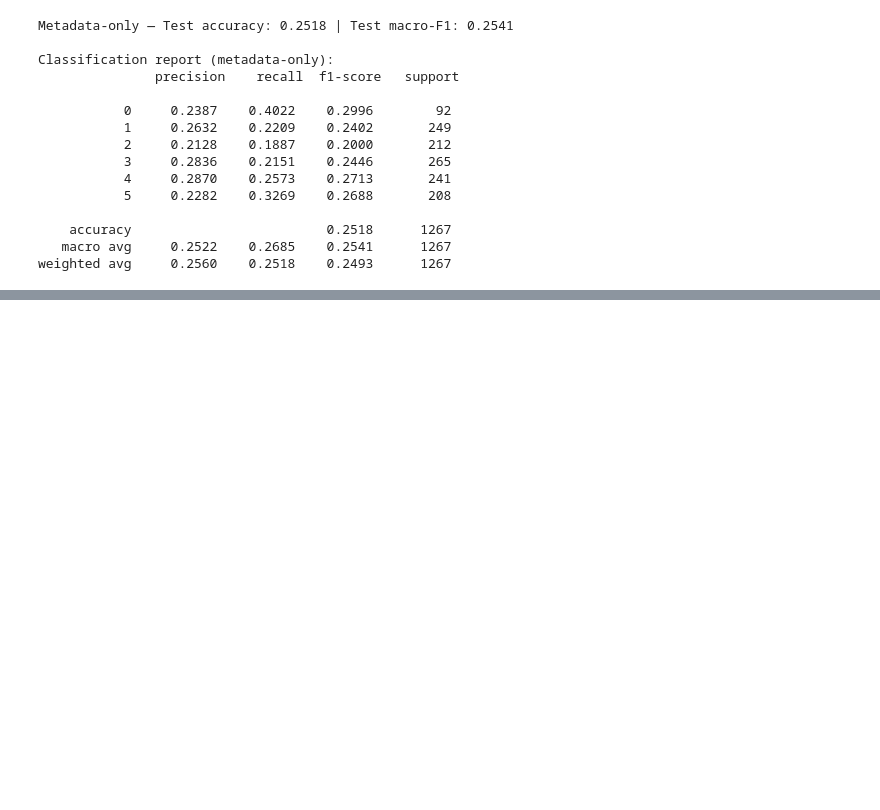
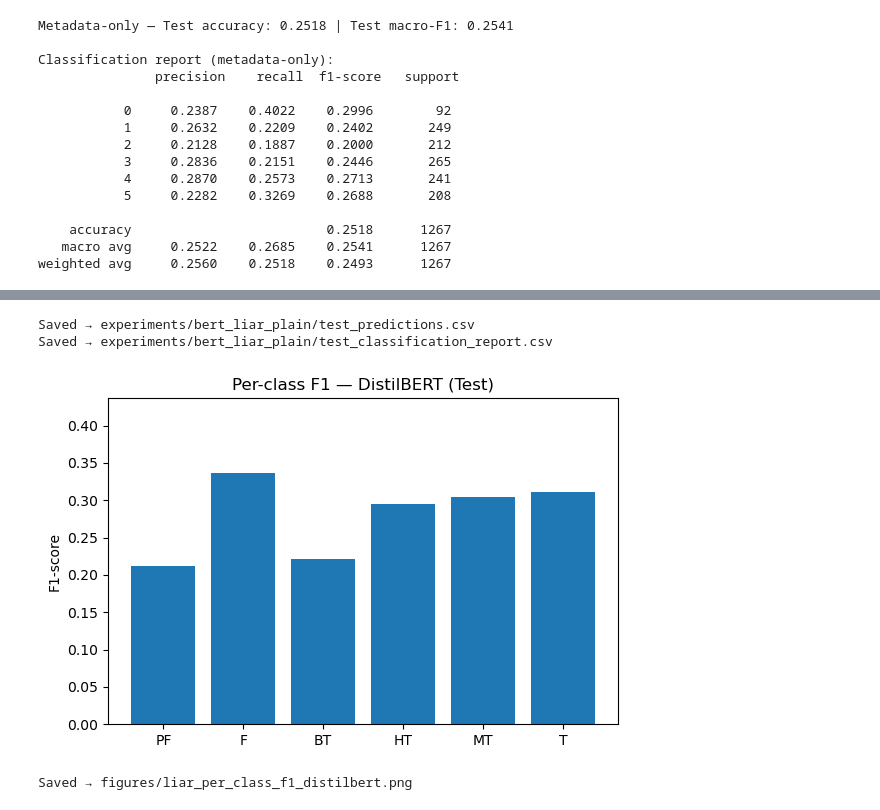
Before and after one commit to aleksandarnn/fake-news-detection-group2, a Jupyter notebook: NLP_Project.ipynb, the cells around one changed output, grey strips where cells are left out. Cells and saved outputs as stored; diff of their text form; code cells hidden in the pictures; blank space fills up the shorter version.

```diff
--- a/NLP_Project.ipynb
+++ b/NLP_Project.ipynb
@@ -448,0 +686,44 @@ Best by macro-F1: Metadata-only
+# %%
+# Save predictions and per-class F1 chart for DistilBERT (plain loop result)
+import os, json, numpy as np, pandas as pd, matplotlib.pyplot as plt
+from sklearn.metrics import classification_report, confusion_matrix
+
+os.makedirs("experiments/bert_liar_plain", exist_ok=True)
+os.makedirs("figures", exist_ok=True)
+
+# y_true, y_pred should still be in memory from the training cell. If not, re-run the last eval part to get them again.
+
+pred_df = pd.DataFrame({
+    "id": test_df["id"],
+    "statement": test_df["statement"],
+    "true_label_id": test_df["label_id"],
+    "true_label": test_df["label_id"].map({0:"pants-fire",1:"false",2:"barely-true",3:"half-true",4:"mostly-true",5:"true"}),
+    "pred_label_id": y_pred,
+    "pred_label": pd.Series(y_pred).map({0:"pants-fire",1:"false",2:"barely-true",3:"half-true",4:"mostly-true",5:"true"}),
+})
+pred_df.to_csv("experiments/bert_liar_plain/test_predictions.csv", index=False)
+print("Saved → experiments/bert_liar_plain/test_predictions.csv")
+
+rep = classification_report(
+    pred_df["true_label_id"], pred_df["pred_label_id"],
+    target_names=["pants-fire","false","barely-true","half-true","mostly-true","true"],
+    output_dict=True, digits=4
+)
+pd.DataFrame(rep).to_csv("experiments/bert_liar_plain/test_classification_report.csv")
+print("Saved → experiments/bert_liar_plain/test_classification_report.csv")
+
+per_class_f1 = [rep[name]["f1-score"] for name in ["pants-fire","false","barely-true","half-true","mostly-true","true"]]
+labels = ["PF","F","BT","HT","MT","T"]
+plt.figure(figsize=(6,4))
+plt.bar(labels, per_class_f1)
+plt.title("Per-class F1 — DistilBERT (Test)")
+plt.ylabel("F1-score"); plt.ylim(0, max(per_class_f1)+0.1)
+plt.tight_layout()
+plt.savefig("figures/liar_per_class_f1_distilbert.png", dpi=200)
+plt.show()
+print("Saved → figures/liar_per_class_f1_distilbert.png")
+# %% [output]
+Saved → experiments/bert_liar_plain/test_predictions.csv
+Saved → experiments/bert_liar_plain/test_classification_report.csv
+[figure, added]
+Saved → figures/liar_per_class_f1_distilbert.png
```
Also changed, not shown: parts of 7 cells of this notebook.
